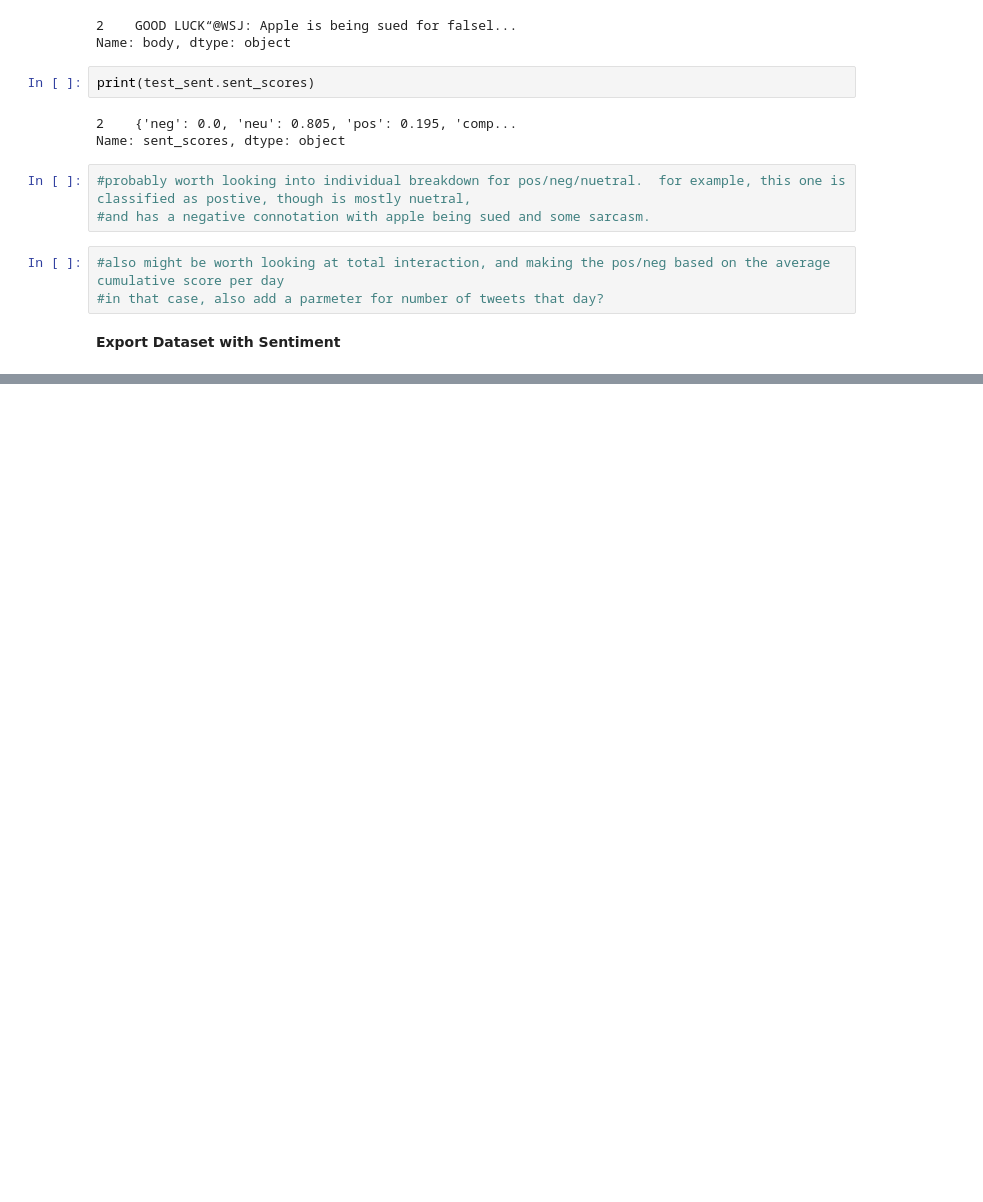
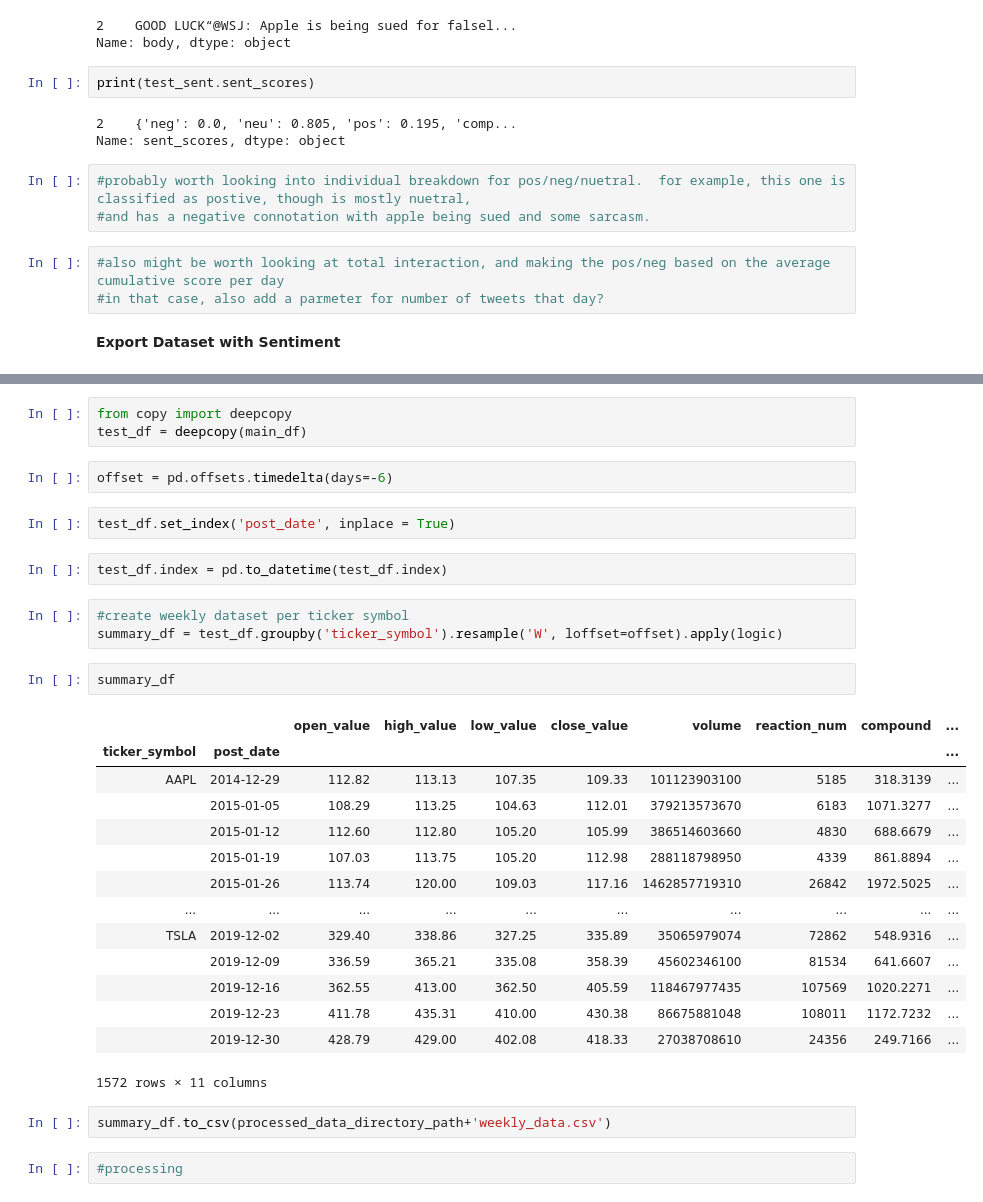
Before and after one commit to heatherpieszala/w207_final_project, a Jupyter notebook: w207_final_project/notebooks/heather_eda.ipynb, the cells around one changed output, grey strips where cells are left out. Cells and saved outputs as stored; diff of their text form; blank space fills up the shorter version.

Commit message:
weekly_dataset

```diff
--- a/w207_final_project/notebooks/heather_eda.ipynb
+++ b/w207_final_project/notebooks/heather_eda.ipynb
@@ -80,0 +113,33 @@ main_df.to_csv(path+'main_df.csv')
+# %%
+from copy import deepcopy
+test_df = deepcopy(main_df)
+# %%
+offset = pd.offsets.timedelta(days=-6)
+# %%
+test_df.set_index('post_date', inplace = True)
+# %%
+test_df.index = pd.to_datetime(test_df.index)
+# %%
+#create weekly dataset per ticker symbol
+summary_df = test_df.groupby('ticker_symbol').resample('W', loffset=offset).apply(logic)
+# %%
+summary_df
+# %% [output]
+|  |  | open_value | high_value | low_value | close_value | volume | reaction_num | compound | ... |
+| ticker_symbol | post_date |  |  |  |  |  |  |  | ... |
+| AAPL | 2014-12-29 | 112.82 | 113.13 | 107.35 | 109.33 | 101123903100 | 5185 | 318.3139 | ... |
+|  | 2015-01-05 | 108.29 | 113.25 | 104.63 | 112.01 | 379213573670 | 6183 | 1071.3277 | ... |
+|  | 2015-01-12 | 112.60 | 112.80 | 105.20 | 105.99 | 386514603660 | 4830 | 688.6679 | ... |
+|  | 2015-01-19 | 107.03 | 113.75 | 105.20 | 112.98 | 288118798950 | 4339 | 861.8894 | ... |
+|  | 2015-01-26 | 113.74 | 120.00 | 109.03 | 117.16 | 1462857719310 | 26842 | 1972.5025 | ... |
+| ... | ... | ... | ... | ... | ... | ... | ... | ... | ... |
+| TSLA | 2019-12-02 | 329.40 | 338.86 | 327.25 | 335.89 | 35065979074 | 72862 | 548.9316 | ... |
+|  | 2019-12-09 | 336.59 | 365.21 | 335.08 | 358.39 | 45602346100 | 81534 | 641.6607 | ... |
+|  | 2019-12-16 | 362.55 | 413.00 | 362.50 | 405.59 | 118467977435 | 107569 | 1020.2271 | ... |
+|  | 2019-12-23 | 411.78 | 435.31 | 410.00 | 430.38 | 86675881048 | 108011 | 1172.7232 | ... |
+|  | 2019-12-30 | 428.79 | 429.00 | 402.08 | 418.33 | 27038708610 | 24356 | 249.7166 | ... |
+1572 rows × 11 columns
+# %%
+summary_df.to_csv(processed_data_directory_path+'weekly_data.csv')
+# %%
+#processing
```
Also changed, not shown: parts of 9 cells of this notebook.
